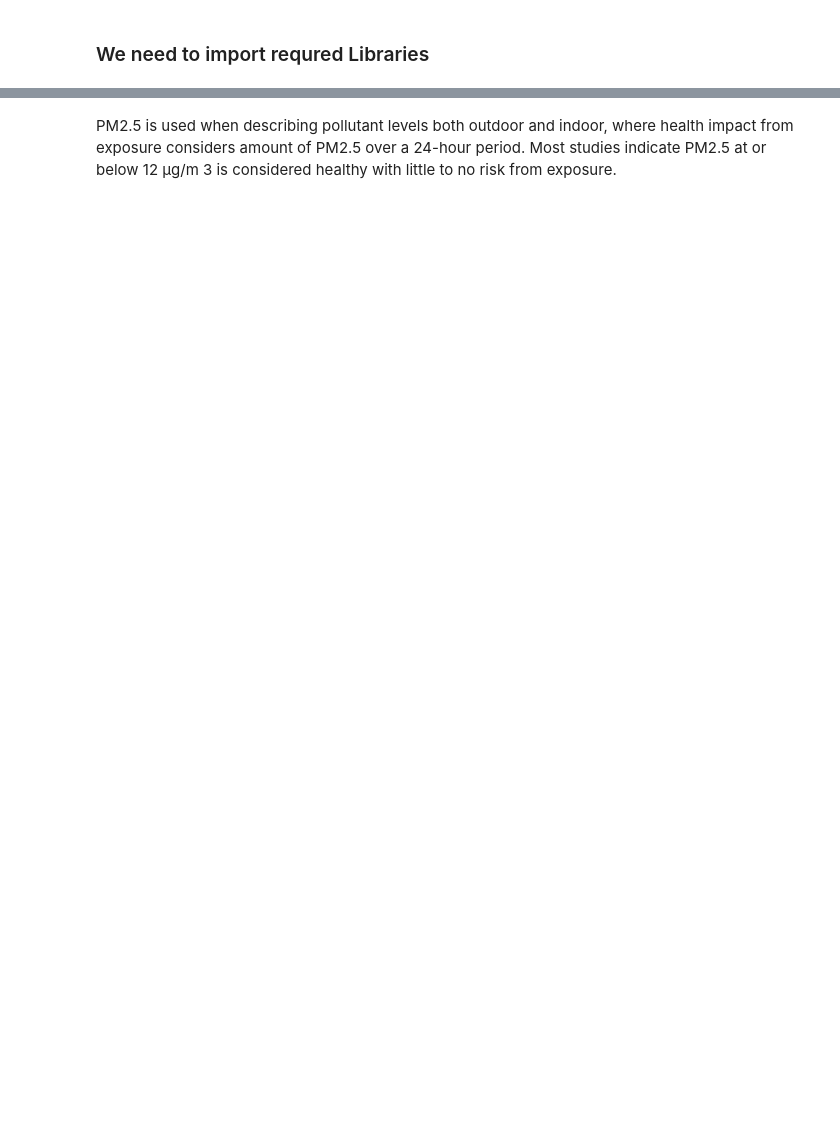
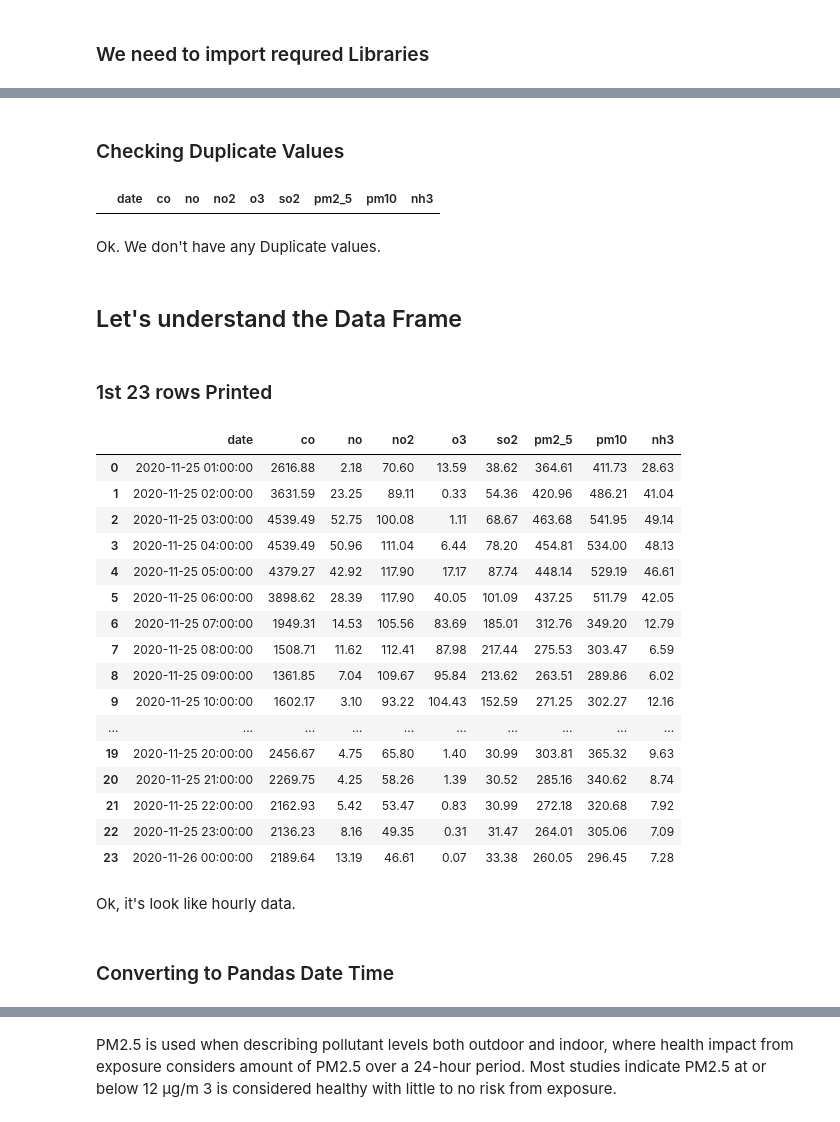
Before and after one commit to GHOSTRITAM/CLASS_PROJECT, a Jupyter notebook: AQI of Delhi/Notebook/Project Delhi.ipynb, the cells around one changed output, grey strips where cells are left out. Drawn from its saved outputs; the diff is of its cells as text; code cells hidden in the pictures; blank space fills up the shorter version.

```diff
--- a/AQI of Delhi/Notebook/Project Delhi.ipynb
+++ b/AQI of Delhi/Notebook/Project Delhi.ipynb
@@ -133,0 +69,3 @@ Particulate matter, or PM2.5, is very small particles in air that are 2.5 microm
+# %%
+# Reading Data to a Pandas Data Frame
+Delhi_AQ = pd.read_csv('..\Cities Data\delhi_aqi.csv')
@@ -133,0 +118,36 @@ Particulate matter, or PM2.5, is very small particles in air that are 2.5 microm
+# %% [markdown]
+### Checking Duplicate Values ###
+# %%
+Delhi_AQ[Delhi_AQ.duplicated()]
+# %% [output]
+|  | date | co | no | no2 | o3 | so2 | pm2_5 | pm10 | nh3 |
+# %% [markdown]
+Ok. We don't have any Duplicate values.
+# %% [markdown]
+## Let's understand the Data Frame ##
+# %% [markdown]
+### 1st 23 rows Printed ###
+# %%
+Delhi_AQ.iloc[:24]
+# %% [output]
+|  | date | co | no | no2 | o3 | so2 | pm2_5 | pm10 | nh3 |
+| 0 | 2020-11-25 01:00:00 | 2616.88 | 2.18 | 70.60 | 13.59 | 38.62 | 364.61 | 411.73 | 28.63 |
+| 1 | 2020-11-25 02:00:00 | 3631.59 | 23.25 | 89.11 | 0.33 | 54.36 | 420.96 | 486.21 | 41.04 |
+| 2 | 2020-11-25 03:00:00 | 4539.49 | 52.75 | 100.08 | 1.11 | 68.67 | 463.68 | 541.95 | 49.14 |
+| 3 | 2020-11-25 04:00:00 | 4539.49 | 50.96 | 111.04 | 6.44 | 78.20 | 454.81 | 534.00 | 48.13 |
+| 4 | 2020-11-25 05:00:00 | 4379.27 | 42.92 | 117.90 | 17.17 | 87.74 | 448.14 | 529.19 | 46.61 |
+| 5 | 2020-11-25 06:00:00 | 3898.62 | 28.39 | 117.90 | 40.05 | 101.09 | 437.25 | 511.79 | 42.05 |
+| 6 | 2020-11-25 07:00:00 | 1949.31 | 14.53 | 105.56 | 83.69 | 185.01 | 312.76 | 349.20 | 12.79 |
+| 7 | 2020-11-25 08:00:00 | 1508.71 | 11.62 | 112.41 | 87.98 | 217.44 | 275.53 | 303.47 | 6.59 |
+| 8 | 2020-11-25 09:00:00 | 1361.85 | 7.04 | 109.67 | 95.84 | 213.62 | 263.51 | 289.86 | 6.02 |
+| 9 | 2020-11-25 10:00:00 | 1602.17 | 3.10 | 93.22 | 104.43 | 152.59 | 271.25 | 302.27 | 12.16 |
+| ... | ... | ... | ... | ... | ... | ... | ... | ... | ... |
+| 19 | 2020-11-25 20:00:00 | 2456.67 | 4.75 | 65.80 | 1.40 | 30.99 | 303.81 | 365.32 | 9.63 |
+| 20 | 2020-11-25 21:00:00 | 2269.75 | 4.25 | 58.26 | 1.39 | 30.52 | 285.16 | 340.62 | 8.74 |
+| 21 | 2020-11-25 22:00:00 | 2162.93 | 5.42 | 53.47 | 0.83 | 30.99 | 272.18 | 320.68 | 7.92 |
+| 22 | 2020-11-25 23:00:00 | 2136.23 | 8.16 | 49.35 | 0.31 | 31.47 | 264.01 | 305.06 | 7.09 |
+| 23 | 2020-11-26 00:00:00 | 2189.64 | 13.19 | 46.61 | 0.07 | 33.38 | 260.05 | 296.45 | 7.28 |
+# %% [markdown]
+Ok, it's look like hourly data.
+# %% [markdown]
+### Converting to Pandas Date Time ###
```
Also changed, not shown: parts of 68 cells of this notebook.
